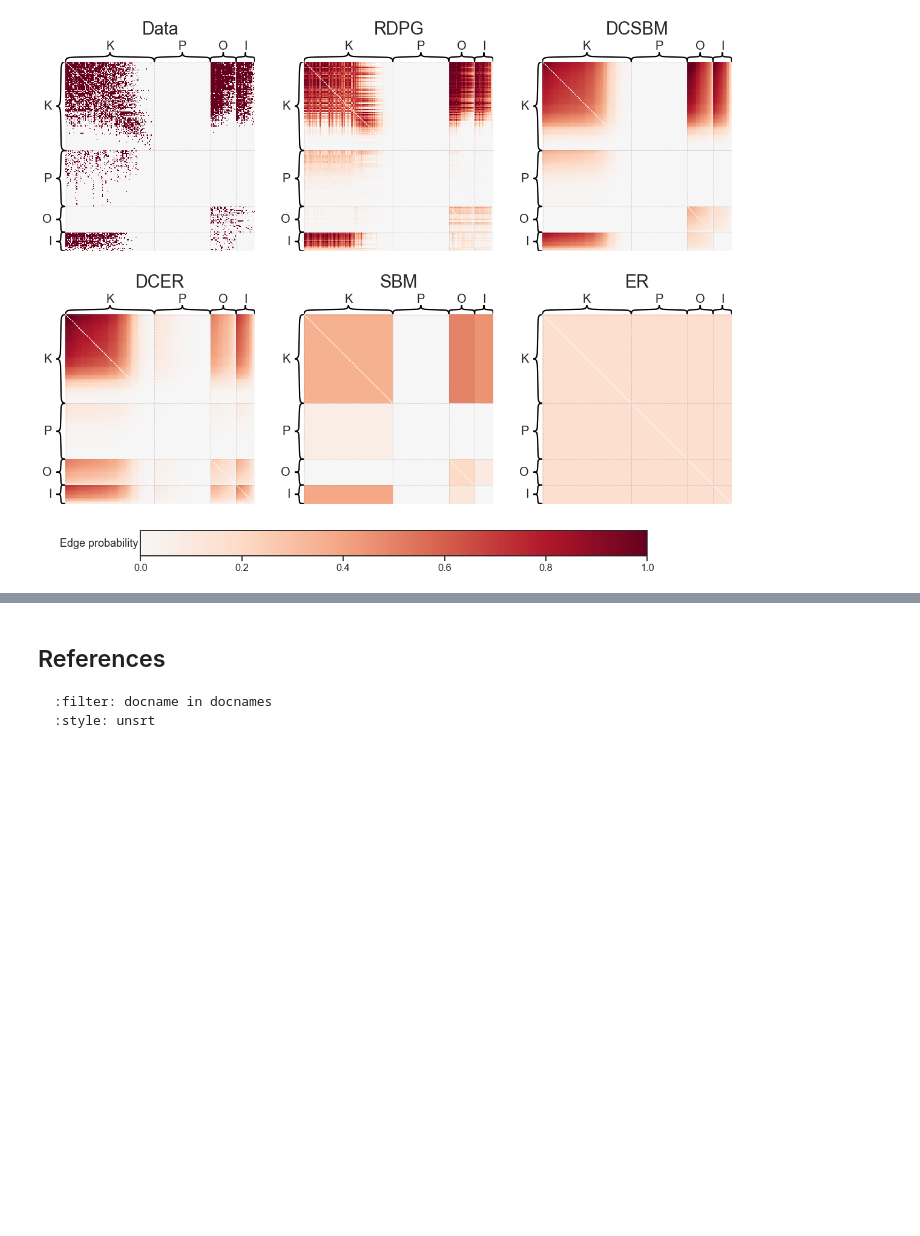
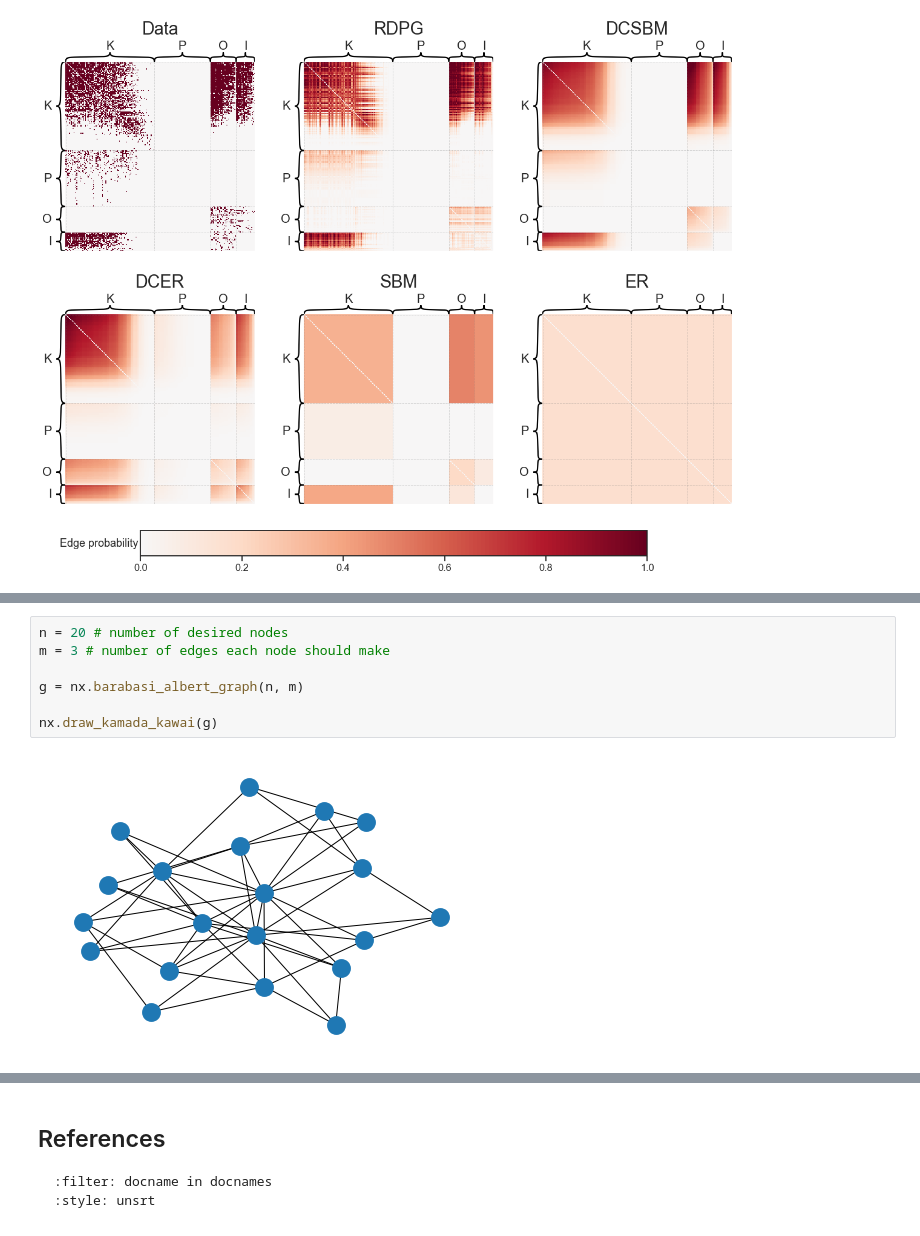
Before and after one commit to bdpedigo/networks-course, a Jupyter notebook: docs/random_graphs.ipynb, the cells around one changed output, grey strips where cells are left out. Cells and saved outputs as stored; diff of their text form; blank space fills up the shorter version.

Commit message:
updates to random graphs

```diff
--- a/docs/random_graphs.ipynb
+++ b/docs/random_graphs.ipynb
@@ -386,0 +412,9 @@ Hint: have a look at the last plot in [this notebook](https://docs.neurodata.io/
+# %%
+n = 20 # number of desired nodes
+m = 3 # number of edges each node should make
+
+g = nx.barabasi_albert_graph(n, m)
+
+nx.draw_kamada_kawai(g)
+# %% [output]
+[figure, added]
```
Also changed, not shown: parts of 11 cells of this notebook, 3 other files.
